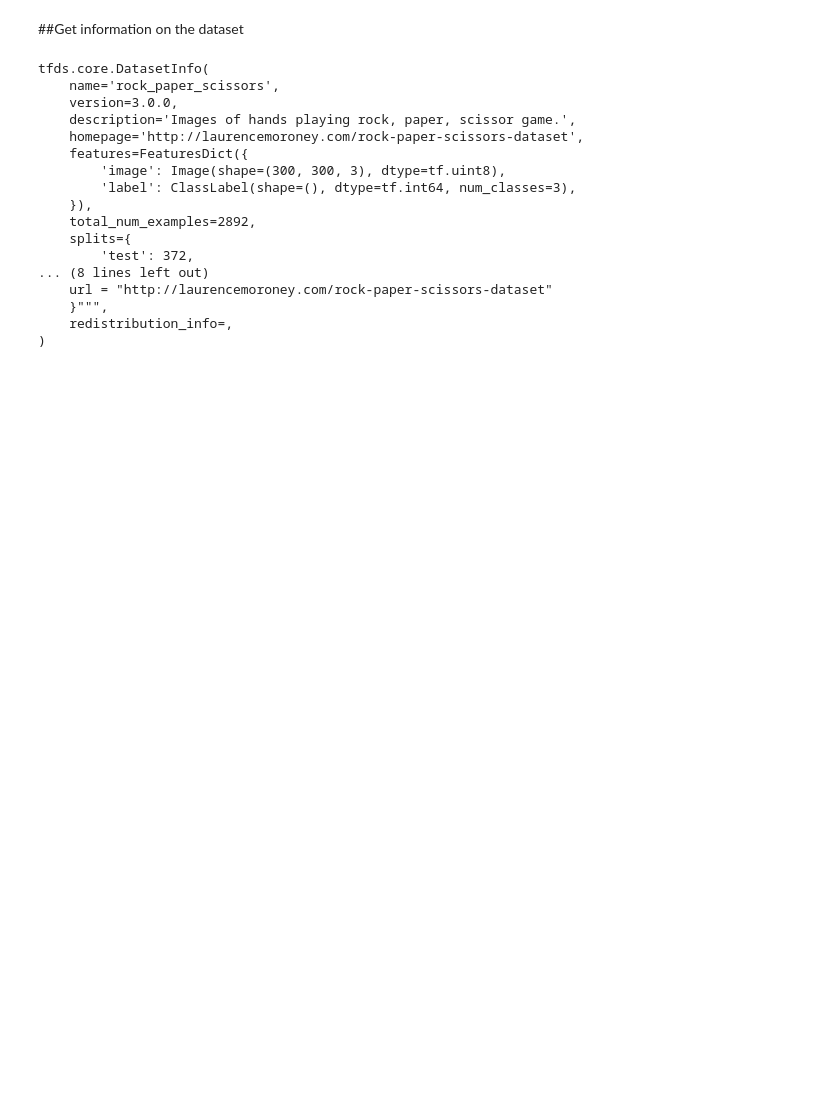
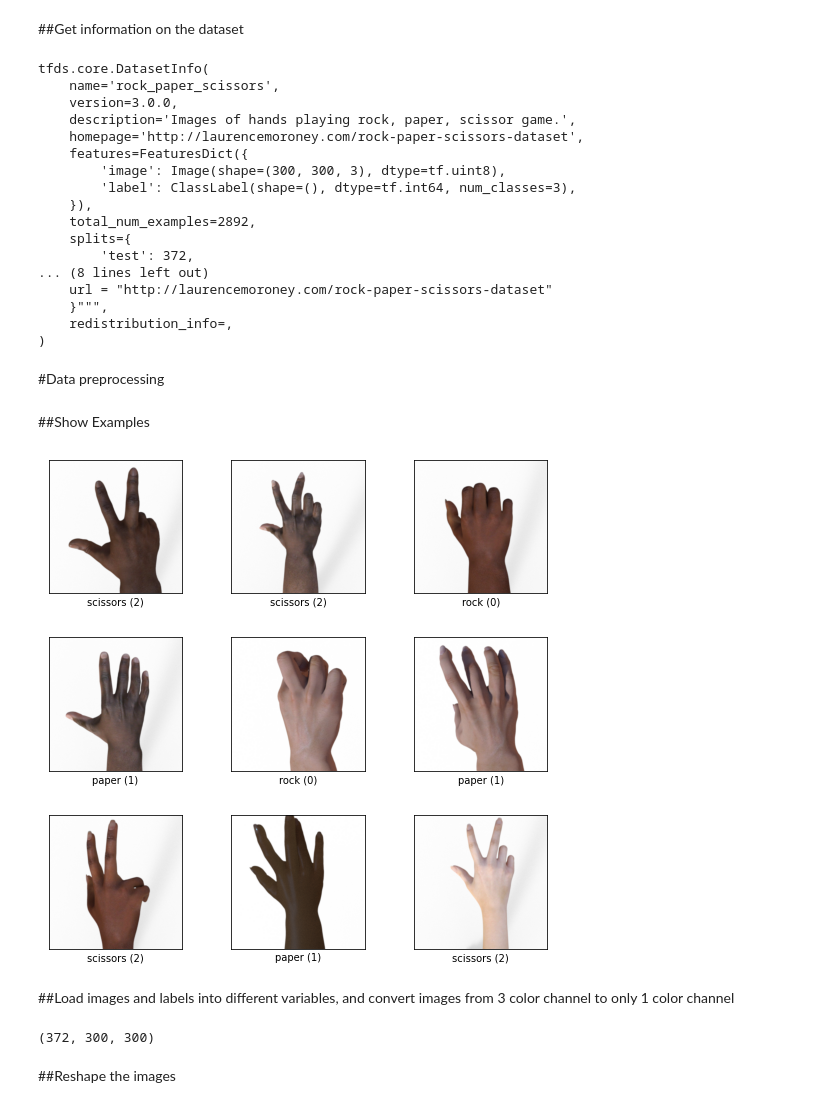
Before and after one commit to nafis10670/Image-Classification-using-Neural-Nets-Keras-, a Jupyter notebook: Image_Classification_using_Neural_Nets_(Keras).ipynb, the cells around one changed output. Cells and saved outputs as stored; diff of their text form; code cells hidden in the pictures; blank space fills up the shorter version.

```diff
--- a/Image_Classification_using_Neural_Nets_(Keras).ipynb
+++ b/Image_Classification_using_Neural_Nets_(Keras).ipynb
@@ -39,3 +57,16 @@ tfds.core.DatasetInfo(
     }""",
     redistribution_info=,
 )
+# %% [markdown]
+#Data preprocessing
+# %%
+ds_train = tfds.load(name="rock_paper_scissors", split="train")
+ds_test = tfds.load(name="rock_paper_scissors", split="test")
+# %% [markdown]
+##Show Examples
+# %%
+fig = tfds.show_examples(ds_train, info)
+# %% [output]
+[figure, added]
+# %% [markdown]
+##Load images and labels into different variables, and convert images from 3 color channel to only 1 color channel
@@ -41,0 +79,6 @@ tfds.core.DatasetInfo(
+# %%
+test_images.shape
+# %% [output]
+(372, 300, 300)
+# %% [markdown]
+##Reshape the images
```
Also changed, not shown: parts of 5 cells of this notebook.
